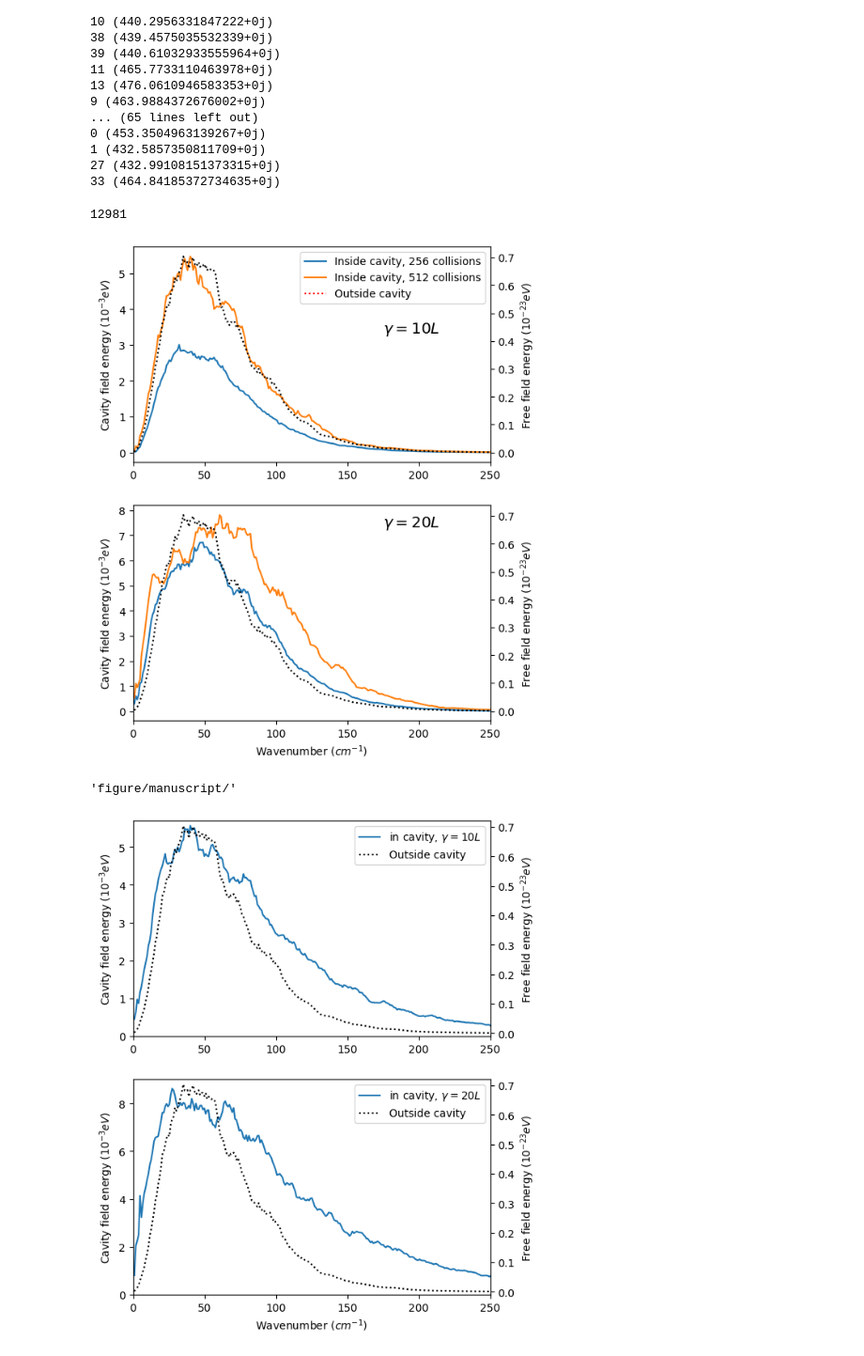
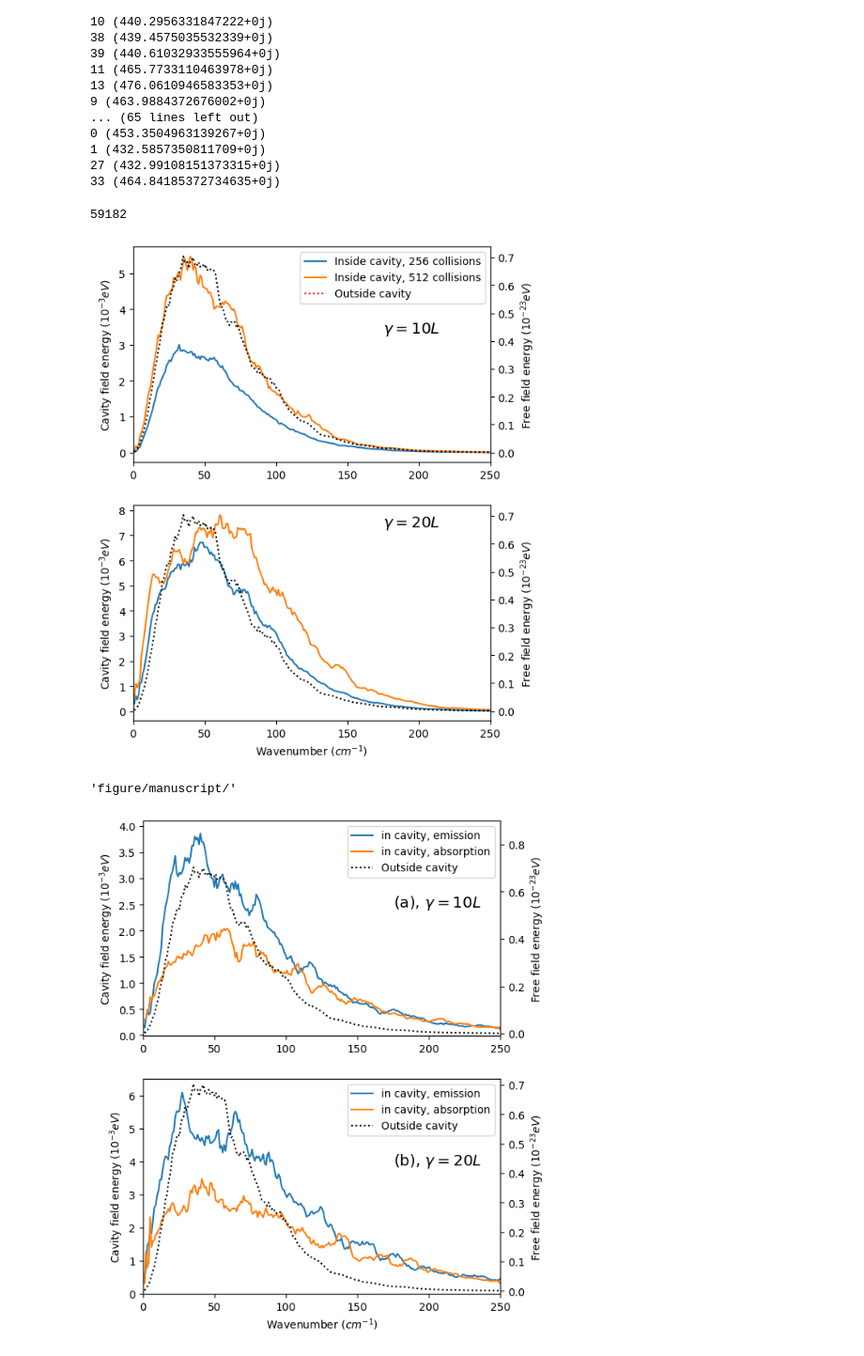
Before and after one commit to RibeiroGroup/Molecular-Dynamics-for-CIS, a Jupyter notebook: src/analyze_monte_carlo.ipynb, the cells around one changed output. Shown at 94% size. Saved outputs shown, nothing was run; the diff lists cells and outputs as text; code cells hidden in the pictures.

```diff
--- a/src/analyze_monte_carlo.ipynb
+++ b/src/analyze_monte_carlo.ipynb
@@ -181,6 +181,9 @@ for i,(temp, freefield_result_path) in enumerate(FREEFIELD_RESULT_DICT.items()):
         rad_profile100 = f
         omega_profile100 = o
 
+    if i == 0:
+        ax[0].scatter([], [], s = 5, alpha = 0.5, c = 'black',
+        label = 'Exp. @ 292K')
 
 ax[0].legend()
     #loc='lower center', bbox_to_anchor=(0.5, 0.88), ncol=3)
@@ -311,12 +314,14 @@ fig.savefig(fig_root + "cavity_spectrum.jpeg",dpi = 600,bbox_inches = 'tight')
 
 gc.collect()
 # %% [output]
-12981
+59182
 [figure]
 # %%
 fig_root
 # %% [output]
 'figure/manuscript/'
+# %%
+spectra_utils = importlib.reload(spectra_utils)
 # %%
 """
 Electromagnetic profiling for computing spectra
@@ -329,7 +334,8 @@ for i, (temp, cavityfield_result_path) in enumerate(CAVITYFIELD_RESULT_DICT3.ite
 
     directory_dict = categorizing_pickle(cavityfield_result_path, '')
 
-    rad_profile = []
+    rad_profile1 = []
+    rad_profile2 = []
     n_pickle = 0
     for i_, (j, path) in enumerate(directory_dict.items()):
         try:
@@ -339,58 +345,75 @@ for i, (temp, cavityfield_result_path) in enumerate(CAVITYFIELD_RESULT_DICT3.ite
             print(path)
             continue
 
-        omega_profile, rad_profile1 = spectra_utils.field_spectra(
+        omega_profile, rad_profile = spectra_utils.field_spectra(
             result_dict,
             convert_function = {
                 'energy': red.convert_energy,
                 'wavenumber':red.convert_wavenumber},
-            mode = 'absolute'
+            mode = 'positive'
         )
-        rad_profile.append(rad_profile1)
+
+        rad_profile1.append(rad_profile)
+
+        omega_profile, rad_profile = spectra_utils.field_spectra(
+            result_dict,
+            convert_function = {
+                'energy': red.convert_energy,
+                'wavenumber':red.convert_wavenumber},
+            mode = 'negative'
+        )
+
+        rad_profile2.append(rad_profile)
 
         del result_dict
 
         n_pickle += 1
         if n_pickle > 40: break
 
-    rad_profile = np.mean(rad_profile, axis = 0)
-    rad_profile *= 1e3
-    o, f = moving_average(omega_profile, rad_profile, w = 10)
+    rad_profile1 = np.mean(rad_profile1, axis = 0) * 1e3
+    o, f = moving_average(omega_profile, rad_profile1, w = 10)
 
-    label = '10L' if i == 0 else '20L'
-    ax[i].plot(o, f, label = r'in cavity, $\gamma = {}$'.format(label))
+    ax[i].plot(o, f, label = r'in cavity, emission'.format(label))
+
+    rad_profile2 = np.mean(rad_profile2, axis = 0) * 1e3
+    o, f = moving_average(omega_profile, rad_profile2, w = 10)
+
+    ax[i].plot(o, f, label = r'in cavity, absorption'.format(label))
     # to here for rad profile - end of copy
 
     tax = ax[i].twinx()
     tax.plot(
         omega_profile100, rad_profile100,
         linestyle = linestyle_list[2], color= 'black'
     )
 
     ax[i].plot(
         [], [], label = "Outside cavity" ,
         linestyle = linestyle_list[2],color='black'
     )
 
     ax[i].set_xlim(0, 250)
 
     #"""
     if i == 0:
-        ax[i].set_ylim(-0.01, 5.7)
-        tax.set_ylim(-0.01, 0.72)
+        ax[i].set_ylim(-0.01, 4.1)
+        tax.set_ylim(-0.01, 0.9)
     elif i == 1:
-        ax[i].set_ylim(-0.01, 9)
+        ax[i].set_ylim(-0.01, 6.5)
         tax.set_ylim(-0.01, 0.72)
     #"""
 
     ax[i].set_ylabel(r"Cavity field energy ($10^{-3} eV$)")
     tax.set_ylabel(r"Free field energy ($10^{-23} eV$)")
     ax[i].legend()
 
+ax[0].annotate(r'(a), $\gamma = 10L$',xy = (0.7,0.6), xycoords = 'axes fraction', fontsize = 'x-large')
+ax[1].annotate(r'(b), $\gamma = 20L$',xy = (0.7,0.6), xycoords = 'axes fraction', fontsize = 'x-large')
+
 ax[i].set_xlabel(r'Wavenumber ($cm^{-1}$)')
 fig.savefig(fig_root + "boltzmann_cavity_spectrum.jpeg",dpi = 600,bbox_inches = 'tight')
 # %% [output]
-[figure, old version]
+[figure, new version]
 # %%
 ##################################
 # HISTOGRAM OF COLLISION TIME    #
```
Also changed, not shown: parts of 8 cells of this notebook, 10 other files.
